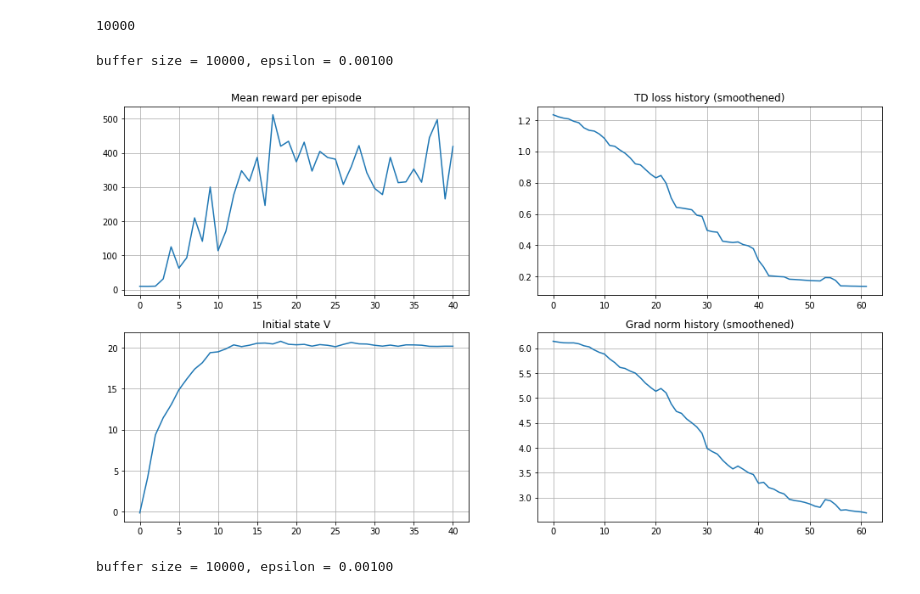
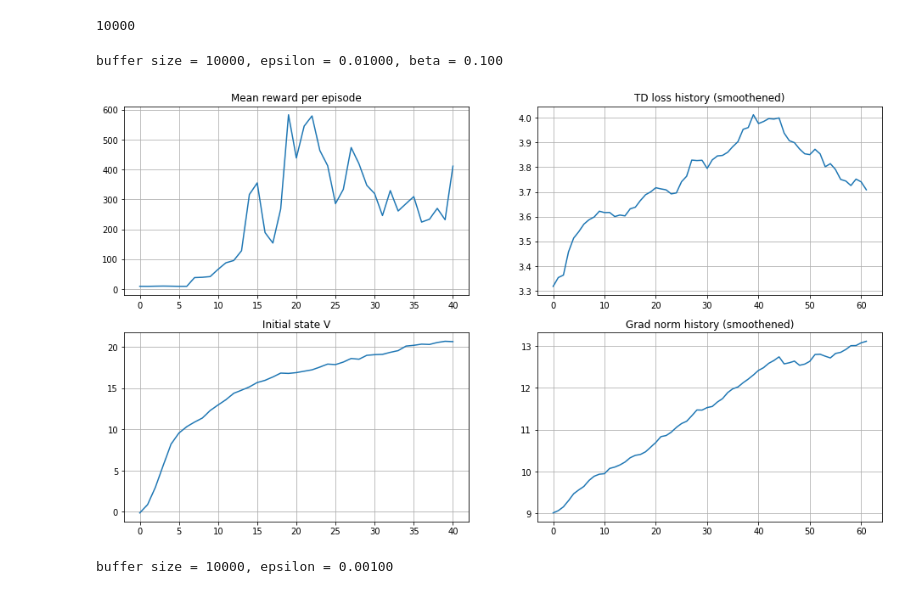
Before and after one commit to pkuderov/Practical_RL, a Jupyter notebook: week04_approx_rl/hw_pt_debug_dd-pr.ipynb, the cells around one changed output. Saved outputs shown, nothing was run; the diff lists cells and outputs as text; code cells hidden in the pictures.

Commit message:
w4 hw making prioritized experience replay work

```diff
--- a/week04_approx_rl/hw_pt_debug_dd-pr.ipynb
+++ b/week04_approx_rl/hw_pt_debug_dd-pr.ipynb
@@ -285,7 +488,7 @@ def play_and_record(initial_state, agent, env, exp_replay, n_steps=1):
     return reward, s
 # %%
 # testing your code.
-exp_replay = ReplayBuffer(2000)
+exp_replay = PrioritizedReplayBuffer(2000, 16, .6, .4, 500)
 
 state = env.reset()
 play_and_record(state, agent, env, exp_replay, n_steps=1000)
@@ -295,19 +498,19 @@ play_and_record(state, agent, env, exp_replay, n_steps=1000)
 assert len(exp_replay) == 1000, \
     "play_and_record should have added exactly 1000 steps, but instead added %i" % len(exp_replay)
 
-is_dones = list(zip(*exp_replay.storage))[-1]
+# is_dones = list(zip(*exp_replay.storage))[-1]
 
-assert 0 < np.mean(is_dones) < 0.1, "Please make sure you restart the game whenever it is 'done' and record the is_done correctly into the buffer."\
-                                    "Got %f is_done rate over %i steps. [If you think it's your tough luck, just re-run the test]" % (
-                                        np.mean(is_dones), len(exp_replay))
+# assert 0 < np.mean(is_dones) < 0.1, "Please make sure you restart the game whenever it is 'done' and record the is_done correctly into the buffer."\
+#                                     "Got %f is_done rate over %i steps. [If you think it's your tough luck, just re-run the test]" % (
+#                                         np.mean(is_dones), len(exp_replay))
 
 for _ in range(100):
-    obs_batch, act_batch, reward_batch, next_obs_batch, is_done_batch = exp_replay.sample(10)
+    obs_batch, act_batch, reward_batch, next_obs_batch, is_done_batch, weights, indices = exp_replay.sample(10)
     assert obs_batch.shape == next_obs_batch.shape == (10,) + state_shape
     assert act_batch.shape == (10,), "actions batch should have shape (10,) but is instead %s" % str(act_batch.shape)
     assert reward_batch.shape == (10,), "rewards batch should have shape (10,) but is instead %s" % str(reward_batch.shape)
     assert is_done_batch.shape == (10,), "is_done batch should have shape (10,) but is instead %s" % str(is_done_batch.shape)
-    assert [int(i) in (0, 1) for i in is_dones], "is_done should be strictly True or False"
+#     assert [int(i) in (0, 1) for i in is_dones], "is_done should be strictly True or False"
     assert [0 <= a < n_actions for a in act_batch], "actions should be within [0, n_actions]"
 
 print("Well done!")
@@ -404,10 +618,11 @@ def compute_td_loss(
 # %% [markdown]
 Sanity checks
 # %%
-obs_batch, act_batch, reward_batch, next_obs_batch, is_done_batch = exp_replay.sample(10)
+obs_batch, act_batch, reward_batch, next_obs_batch, is_done_batch, weights, indices = exp_replay.sample(16)
 
 loss = compute_td_loss(
     obs_batch, act_batch, reward_batch, next_obs_batch, is_done_batch,
+    exp_replay, weights, indices,
     agent, target_network,
     gamma=0.99, check_shapes=True
 )
@@ -443,7 +658,8 @@ target_network.load_state_dict(agent.state_dict())
 # %% [output]
 IncompatibleKeys(missing_keys=[], unexpected_keys=[])
 # %%
-exp_replay = ReplayBuffer(10**4)
+exp_alpha, exp_beta = .15, .8
+exp_replay = PrioritizedReplayBuffer(10**4, 32, exp_alpha, exp_beta, 1000)
 for i in range(100):
     if not utils.is_enough_ram(min_available_gb=0.1):
         print("Less than 100 Mb RAM available.")
@@ -457,17 +673,17 @@ print(len(exp_replay))
 # %%
 timesteps_per_epoch = 1
 batch_size = 32
-total_steps = 4 * 10**4
-decay_steps = 1 * 10**4 # int(total_steps * .7)
+total_steps = 4 * 10**4 // timesteps_per_epoch
+decay_steps = 2 * 10**4 // timesteps_per_epoch
 
-opt = torch.optim.Adam(agent.parameters(), lr=1e-4)
+opt = torch.optim.Adam(agent.parameters(), lr=4e-5)
 
 gamma = .95
 init_epsilon = .9
-final_epsilon = 0.001
+final_epsilon = 0.01
 
 loss_freq = 250
-refresh_target_network_freq = 100
+refresh_target_network_freq = 200
 eval_freq = 1000
 
 max_grad_norm = 5000
@@ -496,8 +712,12 @@ for step in trange(total_steps + 1):
     _, state = play_and_record(state, agent, env, exp_replay, timesteps_per_epoch)
 
     # train
-    states, actions, rewards, next_states, is_dones = exp_replay.sample(batch_size)
-    loss = compute_td_loss(states, actions, rewards, next_states, is_dones, agent, target_network, gamma)
+    states, actions, rewards, next_states, is_dones, weights, indices = exp_replay.sample(batch_size)
+    loss = compute_td_loss(
+        states, actions, rewards, next_states, is_dones,
+        exp_replay, weights, indices,
+        agent, target_network, gamma
+    )
 
     loss.backward()
     grad_norm = nn.utils.clip_grad_norm_(agent.parameters(), max_grad_norm)
@@ -519,36 +739,39 @@ for step in trange(total_steps + 1):
         )
         initial_state_q_values = agent.get_qvalues([make_env(seed=step).reset()])
         initial_state_v_history.append(np.max(initial_state_q_values))
 
+        new_beta = utils.linear_decay(exp_beta, .1, step, total_steps)
+        exp_replay.update_weights(new_beta)
+
         clear_output(True)
-        print("buffer size = %i, epsilon = %.5f" % (len(exp_replay), agent.epsilon))
+        print("buffer size = %i, epsilon = %.5f, beta = %.3f" % (len(exp_replay), agent.epsilon, new_beta))
 
         plt.figure(figsize=[16, 9])
         plt.subplot(2, 2, 1)
         plt.title("Mean reward per episode")
         plt.plot(mean_rw_history)
         plt.grid()
 
         assert not np.isnan(td_loss_history[-1])
         plt.subplot(2, 2, 2)
         plt.title("TD loss history (smoothened)")
         plt.plot(utils.smoothen(td_loss_history))
         plt.grid()
 
         plt.subplot(2, 2, 3)
         plt.title("Initial state V")
         plt.plot(initial_state_v_history)
         plt.grid()
 
         plt.subplot(2, 2, 4)
         plt.title("Grad norm history (smoothened)")
         plt.plot(utils.smoothen(grad_norm_history))
         plt.grid()
 
         plt.show()
 # %% [output]
-buffer size = 10000, epsilon = 0.00100
+buffer size = 10000, epsilon = 0.01000, beta = 0.100
-[figure, old version]
+[figure, new version]
 # %%
 state = env.reset()
 agent.epsilon = init_epsilon
```
Also changed, not shown: parts of 10 cells of this notebook.
